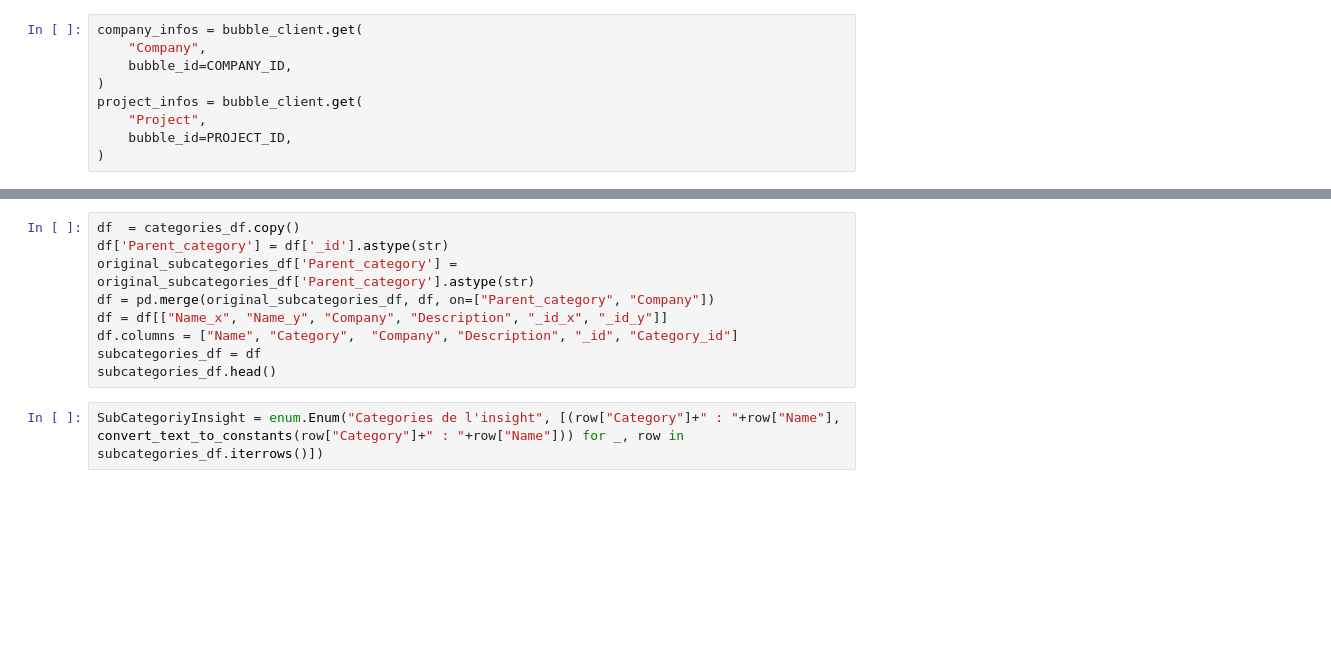
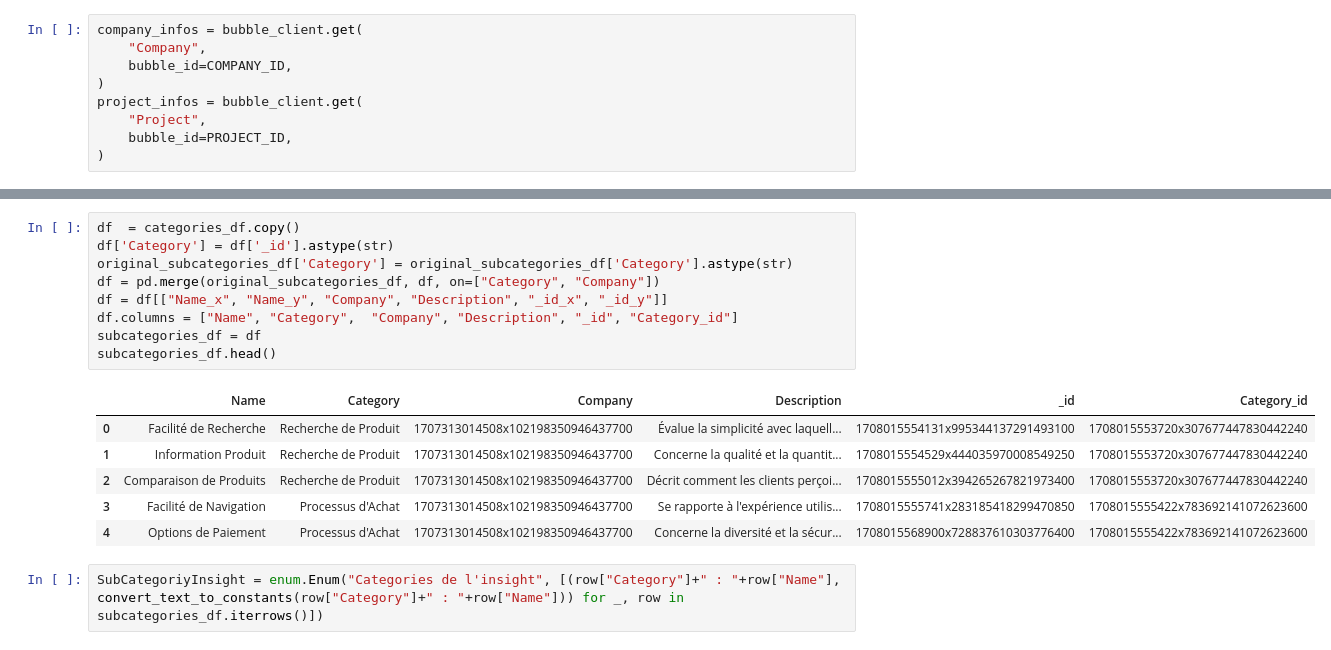
Before and after one commit to ArnaudGardille/Feedback-Analysis, a Jupyter notebook: insights_extraction_fr.ipynb, the cells around one changed output, grey strips where cells are left out. Drawn from its saved outputs; the diff is of its cells as text; blank space fills up the shorter version.

```diff
--- a/insights_extraction_fr.ipynb
+++ b/insights_extraction_fr.ipynb
@@ -84,12 +104,19 @@ categories_df
 # %%
 df  = categories_df.copy()
-df['Parent_category'] = df['_id'].astype(str)
-original_subcategories_df['Parent_category'] = original_subcategories_df['Parent_category'].astype(str)
-df = pd.merge(original_subcategories_df, df, on=["Parent_category", "Company"])
+df['Category'] = df['_id'].astype(str)
+original_subcategories_df['Category'] = original_subcategories_df['Category'].astype(str)
+df = pd.merge(original_subcategories_df, df, on=["Category", "Company"])
 df = df[["Name_x", "Name_y", "Company", "Description", "_id_x", "_id_y"]]
 df.columns = ["Name", "Category",  "Company", "Description", "_id", "Category_id"]
 subcategories_df = df
 subcategories_df.head()
+# %% [output]
+|  | Name | Category | Company | Description | _id | Category_id |
+| 0 | Facilité de Recherche | Recherche de Produit | 1707313014508x102198350946437700 | Évalue la simplicité avec laquell... | 1708015554131x995344137291493100 | 1708015553720x307677447830442240 |
+| 1 | Information Produit | Recherche de Produit | 1707313014508x102198350946437700 | Concerne la qualité et la quantit... | 1708015554529x444035970008549250 | 1708015553720x307677447830442240 |
+| 2 | Comparaison de Produits | Recherche de Produit | 1707313014508x102198350946437700 | Décrit comment les clients perçoi... | 1708015555012x394265267821973400 | 1708015553720x307677447830442240 |
+| 3 | Facilité de Navigation | Processus d'Achat | 1707313014508x102198350946437700 | Se rapporte à l'expérience utilis... | 1708015555741x283185418299470850 | 1708015555422x783692141072623600 |
+| 4 | Options de Paiement | Processus d'Achat | 1707313014508x102198350946437700 | Concerne la diversité et la sécur... | 1708015568900x728837610303776400 | 1708015555422x783692141072623600 |
 # %%
 SubCategoriyInsight = enum.Enum("Categories de l'insight", [(row["Category"]+" : "+row["Name"], convert_text_to_constants(row["Category"]+" : "+row["Name"])) for _, row in subcategories_df.iterrows()])
 # %%
```
Also changed, not shown: parts of 24 cells of this notebook, 7 other files.
